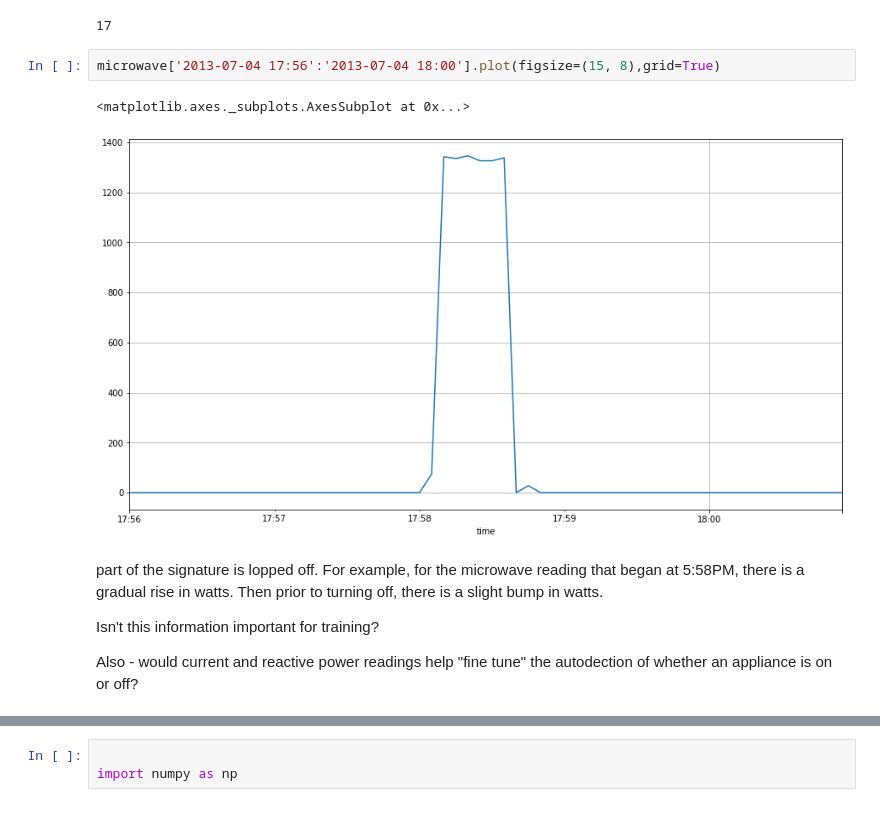
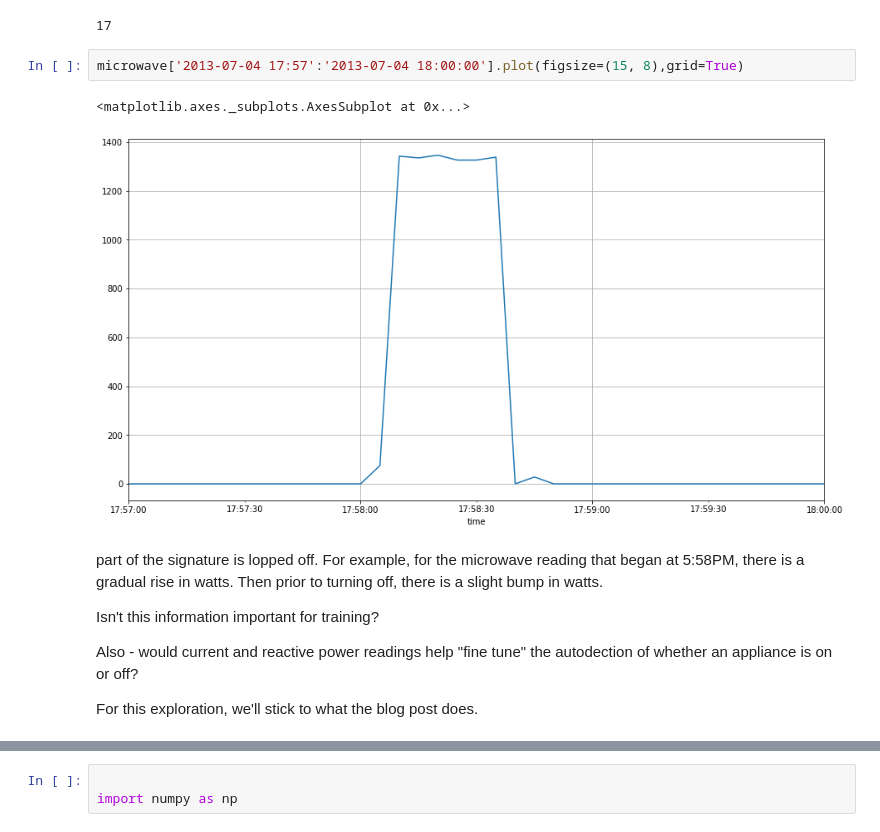
Before and after one commit to BitKnitting/FitHome_Analysis, a Jupyter notebook: notebooks/UK_DALE_noodling/EDA_UKDale_GoogleBlog.ipynb, the cells around one changed output, grey strips where cells are left out. Cells and saved outputs as stored; diff of their text form.

```diff
--- a/notebooks/UK_DALE_noodling/EDA_UKDale_GoogleBlog.ipynb
+++ b/notebooks/UK_DALE_noodling/EDA_UKDale_GoogleBlog.ipynb
@@ -326,13 +326,15 @@ now.day
 11
 17
 # %%
-microwave['2013-07-04 17:56':'2013-07-04 18:00'].plot(figsize=(15, 8),grid=True)
+microwave['2013-07-04 17:57':'2013-07-04 18:00:00'].plot(figsize=(15, 8),grid=True)
 # %% [output]
 <matplotlib.axes._subplots.AxesSubplot at 0x...>
-[figure, old version]
+[figure, new version]
 # %% [markdown]
 part of the signature is lopped off.  For example, for the microwave reading that began at 5:58PM, there is a gradual rise in watts. Then prior to turning off, there is a slight bump in watts.
 
 Isn't this information important for training?
 
 Also - would current and reactive power readings help "fine tune" the autodection of whether an appliance is on or off?
+
+For this exploration, we'll stick to what the blog post does.
```
Also changed, not shown: parts of 12 cells of this notebook.
